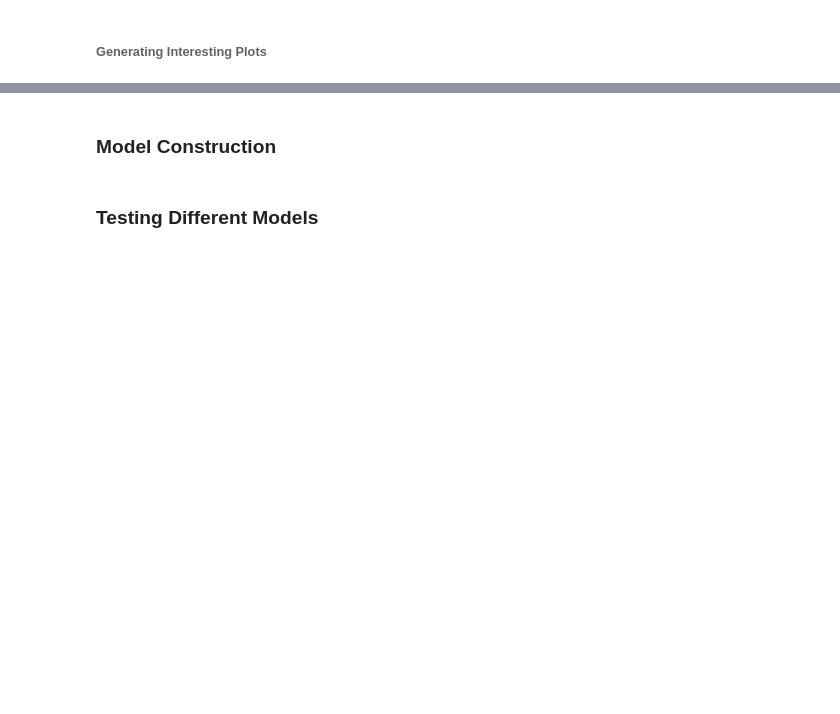
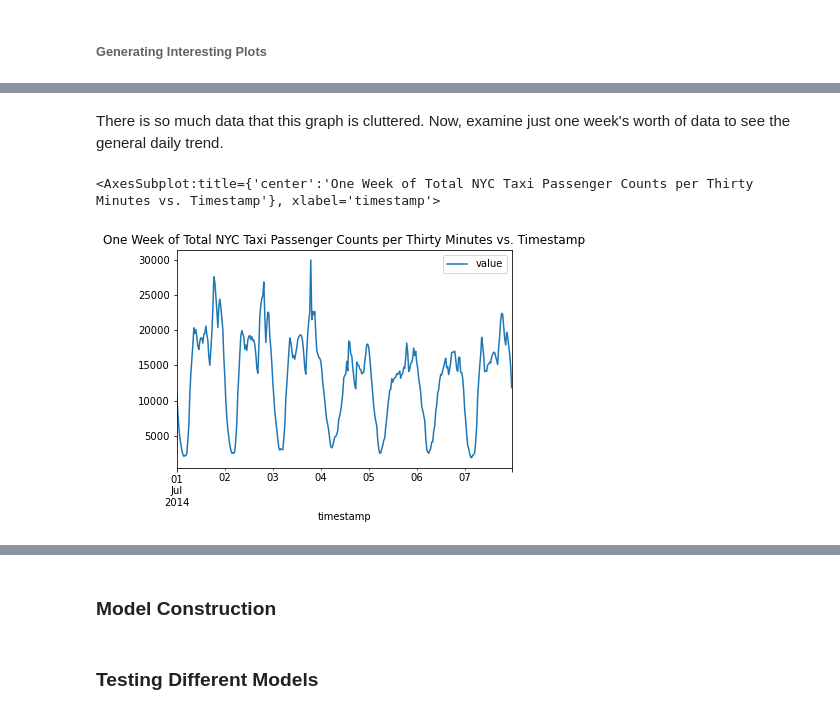
Before and after one commit to benjaminwyss/EECS731D-St-reamsOfAnomalies, a Jupyter notebook: notebooks/1.0-brw-data-exploration-and-modeling.ipynb, the cells around one changed output, grey strips where cells are left out. Drawn from its saved outputs; the diff is of its cells as text; code cells hidden in the pictures; blank space fills up the shorter version.

```diff
--- a/notebooks/1.0-brw-data-exploration-and-modeling.ipynb
+++ b/notebooks/1.0-brw-data-exploration-and-modeling.ipynb
@@ -87,0 +190,7 @@ df.corr()
+# %% [markdown]
+There is so much data that this graph is cluttered. Now, examine just one week's worth of data to see the general daily trend.
+# %%
+df.head(24*2*7).plot(x='timestamp', y='value', title='One Week of Total NYC Taxi Passenger Counts per Thirty Minutes vs. Timestamp')
+# %% [output]
+<AxesSubplot:title={'center':'One Week of Total NYC Taxi Passenger Counts per Thirty Minutes vs. Timestamp'}, xlabel='timestamp'>
+[figure, added]
```
Also changed, not shown: parts of 25 cells of this notebook, 3 other files.
